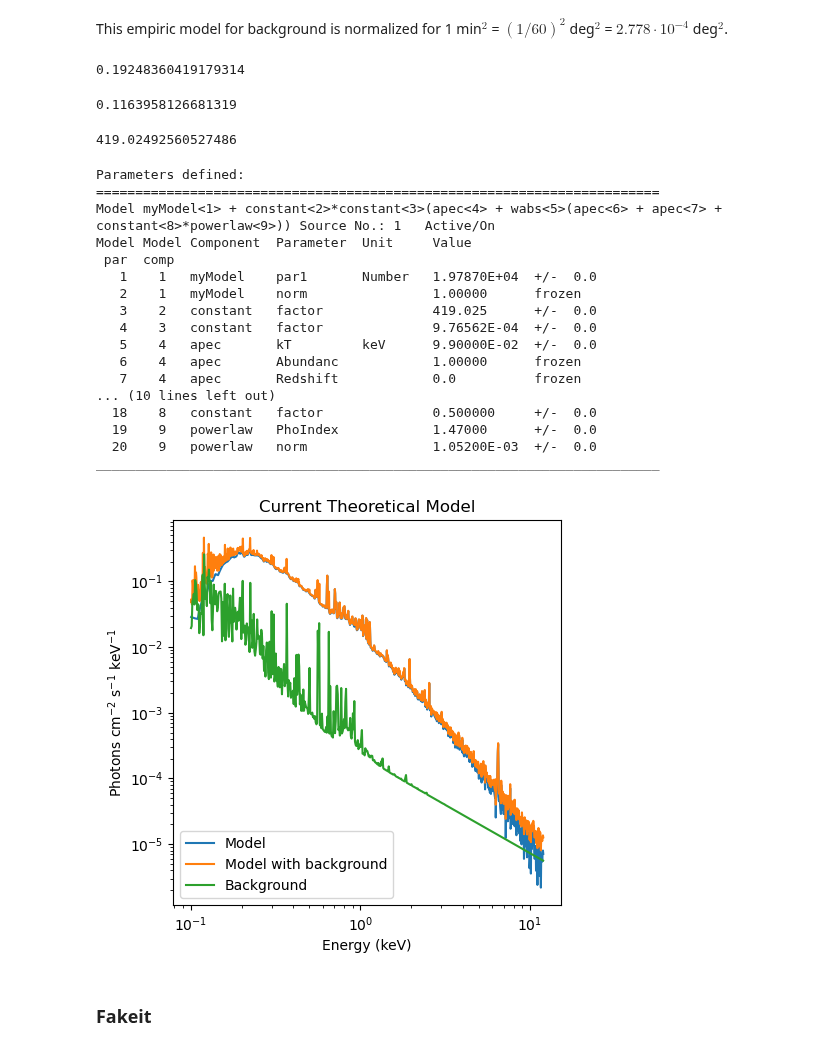
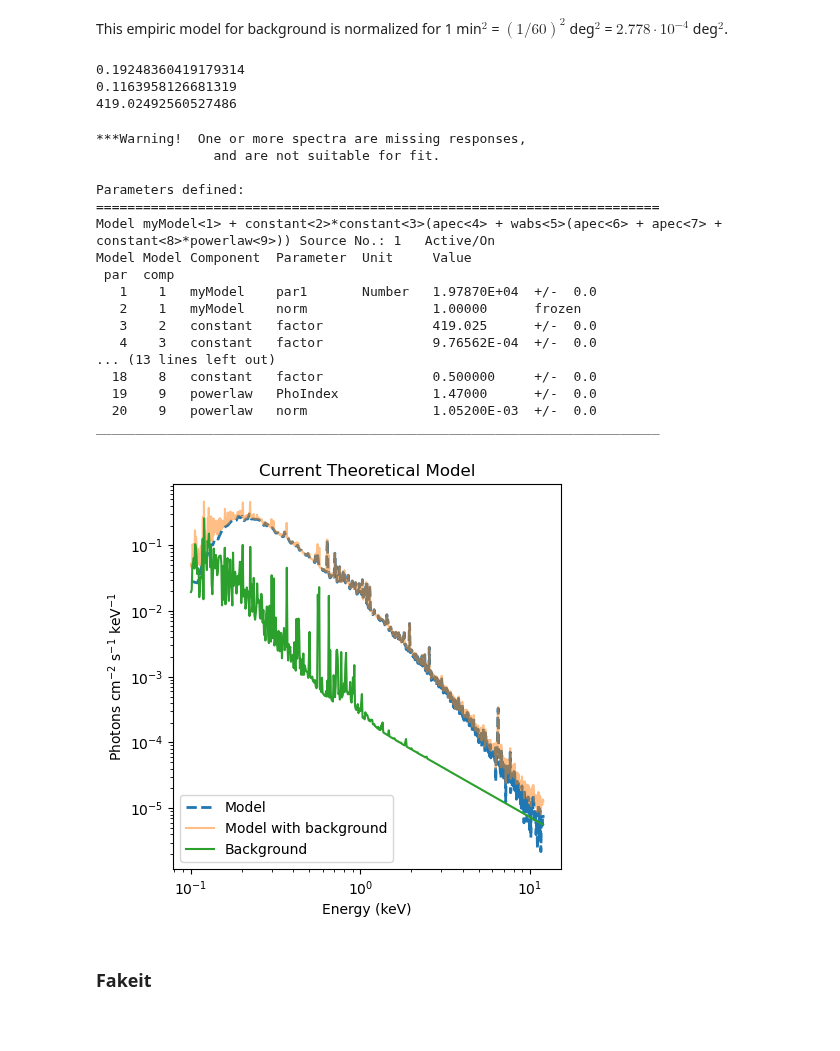
Before and after one commit to pi4imu/magneticum, a Jupyter notebook: spectra_from_photons.ipynb, the cells around one changed output. Cells and saved outputs as stored; diff of their text form; code cells hidden in the pictures.

```diff
--- a/spectra_from_photons.ipynb
+++ b/spectra_from_photons.ipynb
@@ -643,7 +661,7 @@ This empiric model for background is normalized for 1 min$^2$ = $(1/60)^2$ deg$^
 # %%
 min2_to_deg2 = 1/60**2
 # %%
-df4 = pd.read_csv("sky_bkg_full_arcmin_05cxb.xcm", header=None)[0]
+df4 = pd.read_csv("utils/sky_bkg_full_arcmin_05cxb.xcm", header=None)[0]
 bkg_model_name = df4[0][6:]
 
 params={}
@@ -653,31 +671,32 @@ for i in range(1,18):
 
 #params
 # %%
-R_500_rescaled
+print(R_500_rescaled) # degrees
+
+print(np.pi*R_500_rescaled**2) #degrees^2
+
+print(np.pi*R_500_rescaled**2*3600) #min^2
 # %% [output]
 0.19248360419179314
+0.1163958126681319
+419.02492560527486
-# %%
-np.pi*R_500_rescaled**2 #degrees^2
-# %% [output]
-0.1163958126681319
-# %%
-np.pi*R_500_rescaled**2*3600 #min^2
-# %% [output]
-419.02492560527486
 # %%
 x.AllModels.clear()
 
 x.Xset.chatter = 0
 
 myModel_with_bkg = x.Model("myModel+const*"+bkg_model_name, setPars=params, sourceNum=1)
-myModel_with_bkg(2).values = 1
+myModel_with_bkg(2).values = 1           # norm for myModel
 myModel_with_bkg(2).frozen = True
-myModel_with_bkg(3).values = np.pi*R_500_rescaled**2/min2_to_deg2
+myModel_with_bkg(3).values = np.pi*R_500_rescaled**2/min2_to_deg2 # area of cluster = factor before background
 
 x.Xset.chatter = 10
 
 x.AllModels.show()
 # %% [output]
+***Warning!  One or more spectra are missing responses,
+               and are not suitable for fit.
+
 Parameters defined:
 ========================================================================
 Model myModel<1> + constant<2>*constant<3>(apec<4> + wabs<5>(apec<6> + apec<7> + constant<8>*powerlaw<9>)) Source No.: 1   Active/On
@@ -687,10 +706,7 @@ Model Model Component  Parameter  Unit     Value
    2    1   myModel    norm                1.00000      frozen
    3    2   constant   factor              419.025      +/-  0.0
    4    3   constant   factor              9.76562E-04  +/-  0.0
-   5    4   apec       kT         keV      9.90000E-02  +/-  0.0
-   6    4   apec       Abundanc            1.00000      frozen
-   7    4   apec       Redshift            0.0          frozen
-... (10 lines left out)
+... (13 lines left out)
   18    8   constant   factor              0.500000     +/-  0.0
   19    9   powerlaw   PhoIndex            1.47000      +/-  0.0
   20    9   powerlaw   norm                1.05200E-03  +/-  0.0
@@ -698,28 +714,28 @@ ________________________________________________________________________
 # %%
 x.Plot("model")
 xVals_with_bkg = x.Plot.x()[1:]
 modVals_with_bkg = x.Plot.model()[1:]
 
 plt.figure(figsize=(5, 5))
 
-plt.plot(xVals_no_bkg, modVals_no_bkg, label="Model")
+plt.plot(xVals_no_bkg, modVals_no_bkg, label="Model", linestyle = '--', linewidth=2)
 
-plt.plot(xVals_with_bkg, modVals_with_bkg, label="Model with background")
+plt.plot(xVals_with_bkg, modVals_with_bkg, label="Model with background", alpha=0.5)
 
 plt.plot(xVals_bkg, [a*myModel_with_bkg(3).values[0] for a in modVals_bkg], label="Background")
 
 plt.xscale('log')
 plt.yscale('log')
 
 plt.xlabel(x.Plot.labels()[0])
 plt.ylabel(x.Plot.labels()[1])
 plt.title(x.Plot.labels()[2])
 
 plt.legend(loc=3)
 
 plt.show()
 # %% [output]
-[figure, old version]
+[figure, new version]
 # %% [markdown]
 ### Fakeit
 # %%
```
Also changed, not shown: parts of 37 cells of this notebook, 15 other files.
